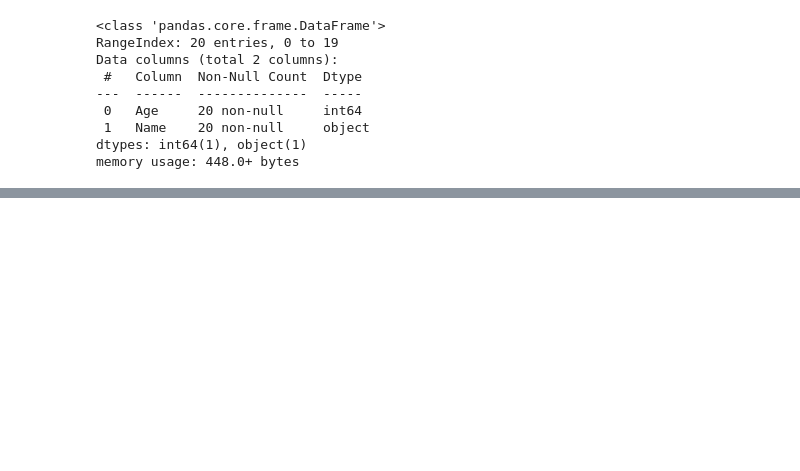
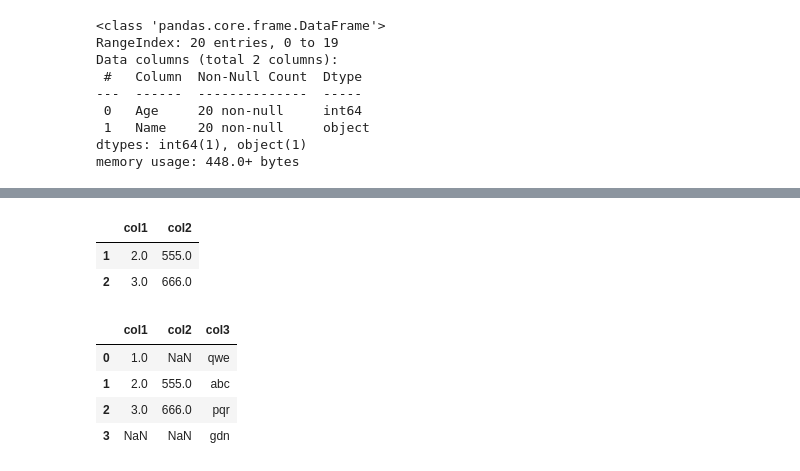
Before and after one commit to Deepanshuchauhan123/Machine-Learning, a Jupyter notebook: Pandas/Pandas.ipynb, the cells around one changed output, grey strips where cells are left out. Drawn from its saved outputs; the diff is of its cells as text; code cells hidden in the pictures; blank space fills up the shorter version.

```diff
--- a/Pandas/Pandas.ipynb
+++ b/Pandas/Pandas.ipynb
@@ -371,0 +442,19 @@ df.sort_index(axis=0, ascending=True)
+# %%
+# drop null value rows
+df.dropna()
+# %% [output]
+|  | col1 | col2 |
+| 1 | 2.0 | 555.0 |
+| 2 | 3.0 | 666.0 |
+# %%
+df = pd.DataFrame({'col1': [1,2,3,np.nan],
+                   'col2': [np.nan,555,666,np.nan],
+                   'col3': ['qwe','abc','pqr','gdn']
+})
+df
+# %% [output]
+|  | col1 | col2 | col3 |
+| 0 | 1.0 | NaN | qwe |
+| 1 | 2.0 | 555.0 | abc |
+| 2 | 3.0 | 666.0 | pqr |
+| 3 | NaN | NaN | gdn |
```
Also changed, not shown: parts of 36 cells of this notebook.
